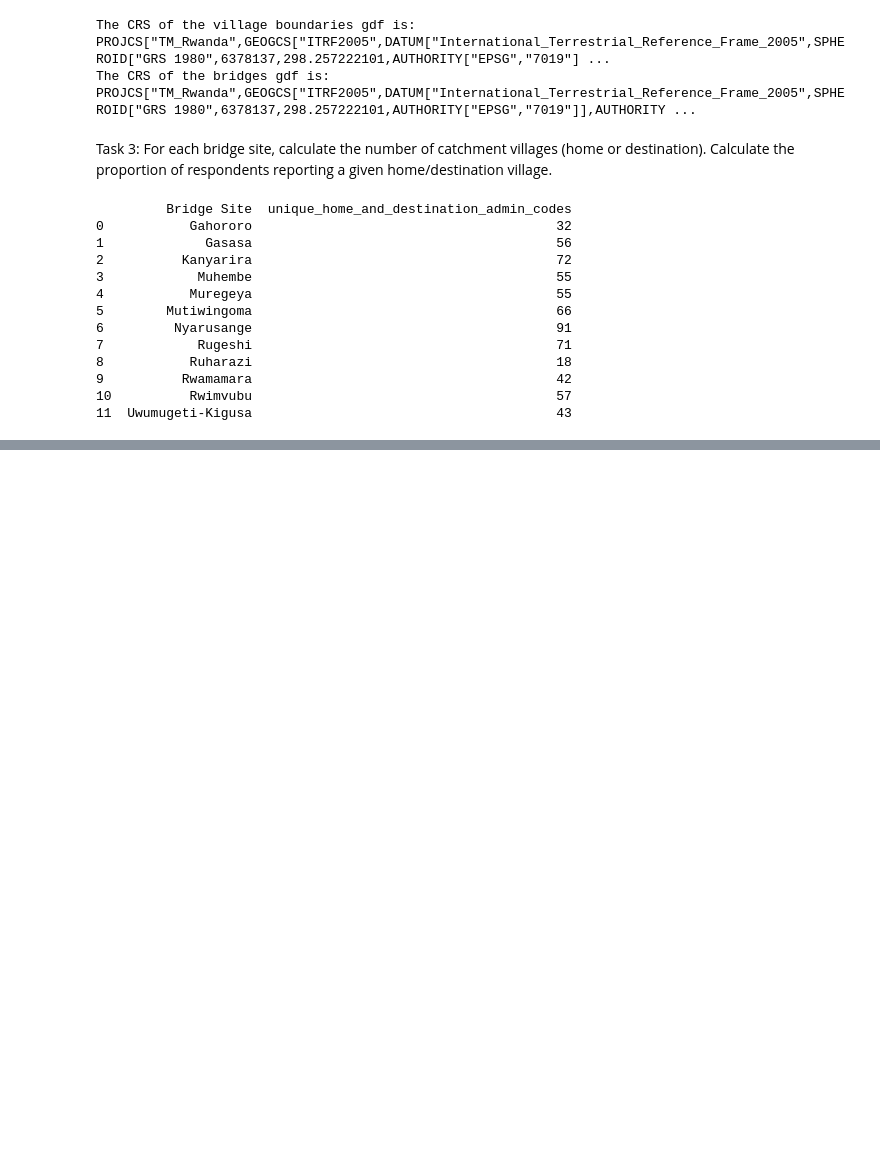
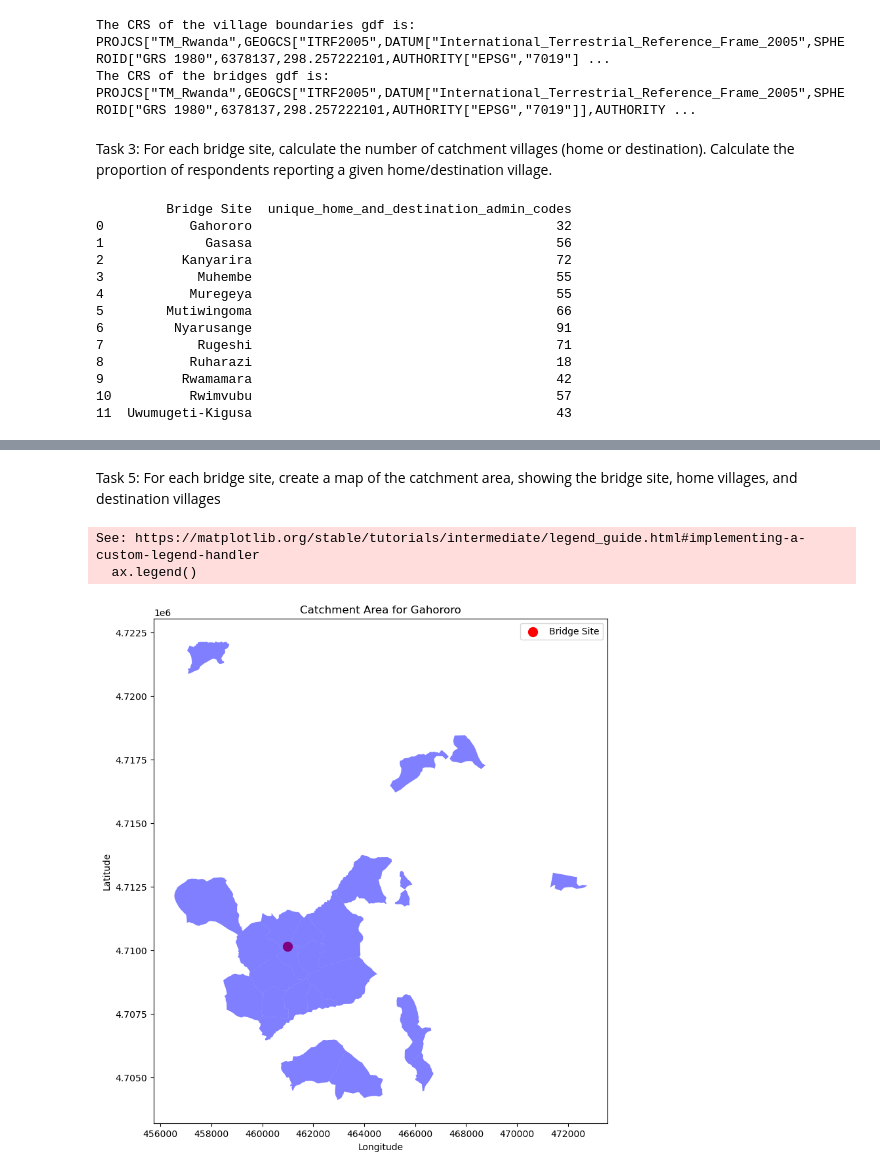
Before and after one commit to bridgestoprosperity/general-data, a Jupyter notebook: notebooks/catchment-analysis/data-exploration.ipynb, the cells around one changed output, grey strips where cells are left out. Drawn from its saved outputs; the diff is of its cells as text; code cells hidden in the pictures; blank space fills up the shorter version.

Commit message:
Added code to analyze catchment data

```diff
--- a/notebooks/catchment-analysis/data-exploration.ipynb
+++ b/notebooks/catchment-analysis/data-exploration.ipynb
@@ -173,0 +238,15 @@ print(respondent_counts_destination_village)
+# %%
+# Data cleaning: Remove decimal points from admin codes for destination villages
+def clean_destination_village_codes(destination_village_df):
+    destination_village_df['Destination - Admin Code'] = destination_village_df['Destination - Admin Code'].astype(str).str.replace('.', '', regex=False)
+    return destination_village_df
+
+# Apply the cleaning function to each destination village dataframe in the dictionary
+for key in bridge_village_dfs.keys():
+    if 'destination' in key:
+        bridge_village_dfs[key] = clean_destination_village_codes(bridge_village_dfs[key])
+
+# Print the cleaned dataframes to verify
+for key, df in bridge_village_dfs.items():
+    if 'destination' in key:
+        print(f"\nCleaned {key}:\n", df.head())
@@ -173,0 +326,44 @@ print(respondent_counts_destination_village)
+# %% [markdown]
+Task 5: For each bridge site, create a map of the catchment area, showing the bridge site, home villages, and destination villages
+# %%
+# Plot both home and destination villages for a given bridge site
+def plot_home_and_destination_villages(bridge_site, joined_bridge_village_gdfs, bridge_points):
+    # Extract the home and destination GeoDataFrames for the given bridge site
+    home_gdf_key = f"{bridge_site}_home_village_gdf"
+    destination_gdf_key = f"{bridge_site}_destination_village_gdf"
+
+    home_gdf = joined_bridge_village_gdfs.get(home_gdf_key, None)
+    destination_gdf = joined_bridge_village_gdfs.get(destination_gdf_key, None)
+
+    if home_gdf is None or destination_gdf is None:
+        print(f"GeoDataFrames for {bridge_site} not found.")
+        return
+
+    # Filter the bridge_points GeoDataFrame for the current bridge site
+    bridge_point = bridge_points[bridge_points['Bridge Name'] == bridge_site]
+
+    # Create a plot
+    fig, ax = plt.subplots(figsize=(10, 10))
+
+    # Plot the bridge site
+    bridge_point.plot(ax=ax, color='red', markersize=100, label='Bridge Site')
+
+    # Plot the home villages
+    home_gdf.plot(ax=ax, color='blue', alpha=0.5, label='Home Villages')
+
+    # Plot the destination villages
+    destination_gdf.plot(ax=ax, color='green', alpha=0.5, label='Destination Villages')
+
+    ax.set_title(f'Catchment Area for {bridge_site}')
+    ax.set_xlabel('Longitude')
+    ax.set_ylabel('Latitude')
+    ax.legend()
+
+    plt.show()
+
+# Example usage
+plot_home_and_destination_villages('Gahororo', joined_bridge_village_gdfs, bridge_points)
+# %% [output]
+See: https://matplotlib.org/stable/tutorials/intermediate/legend_guide.html#implementing-a-custom-legend-handler
+  ax.legend()
+[figure, added]
```
Also changed, not shown: parts of 7 cells of this notebook.
